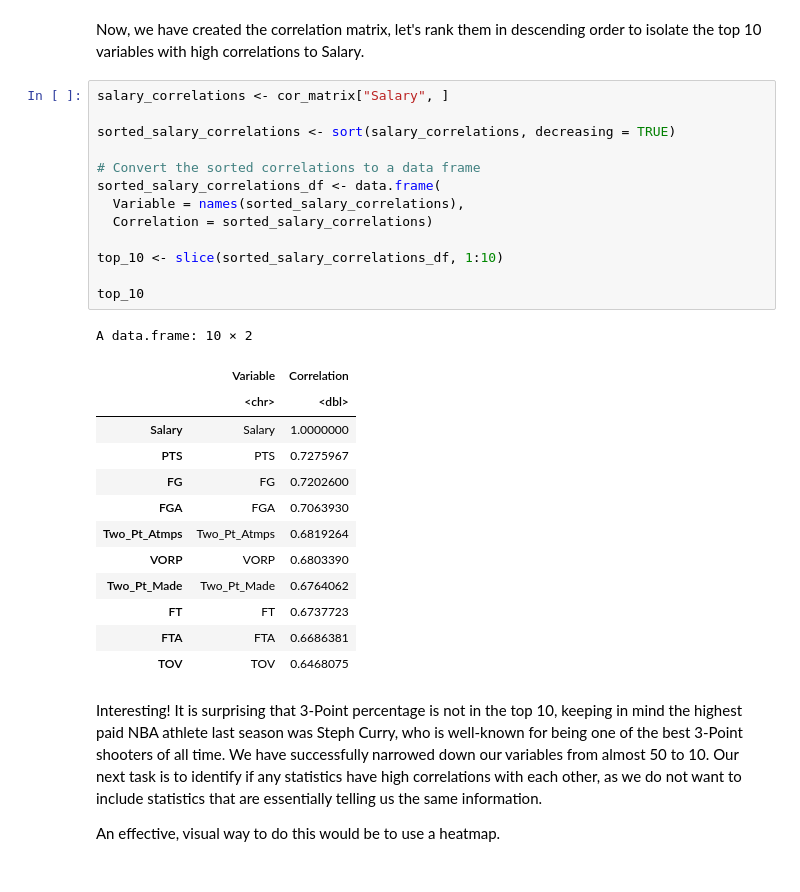
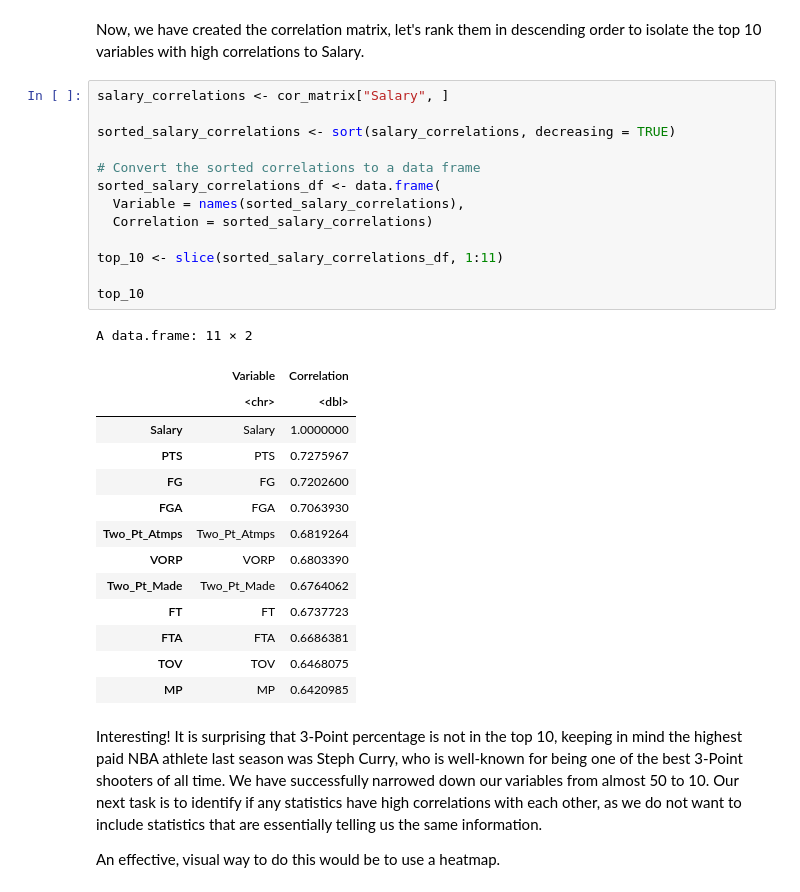
Before and after one commit to jhcrowley/DCSI-100-Group-33, a Jupyter notebook: DSCI_Final_Project_V1.ipynb, the cells around one changed output. Drawn from its saved outputs; the diff is of its cells as text.

```diff
--- a/DSCI_Final_Project_V1.ipynb
+++ b/DSCI_Final_Project_V1.ipynb
@@ -293,30 +314,31 @@ Now, we have created the correlation matrix, let's rank them in descending order
 # %%
 salary_correlations <- cor_matrix["Salary", ]
 
 sorted_salary_correlations <- sort(salary_correlations, decreasing = TRUE)
 
 # Convert the sorted correlations to a data frame
 sorted_salary_correlations_df <- data.frame(
   Variable = names(sorted_salary_correlations),
   Correlation = sorted_salary_correlations)
 
-top_10 <- slice(sorted_salary_correlations_df, 1:10)
+top_10 <- slice(sorted_salary_correlations_df, 1:11)
 
 top_10
 # %% [output]
-A data.frame: 10 × 2
+A data.frame: 11 × 2
 |  | Variable | Correlation |
 |  | <chr> | <dbl> |
 | Salary | Salary | 1.0000000 |
 | PTS | PTS | 0.7275967 |
 | FG | FG | 0.7202600 |
 | FGA | FGA | 0.7063930 |
 | Two_Pt_Atmps | Two_Pt_Atmps | 0.6819264 |
 | VORP | VORP | 0.6803390 |
 | Two_Pt_Made | Two_Pt_Made | 0.6764062 |
 | FT | FT | 0.6737723 |
 | FTA | FTA | 0.6686381 |
 | TOV | TOV | 0.6468075 |
+| MP | MP | 0.6420985 |
 # %% [markdown]
 Interesting! It is surprising that 3-Point percentage is not in the top 10, keeping in mind the highest paid NBA athlete last season was Steph Curry, who is well-known for being one of the best 3-Point shooters of all time.
 We have successfully narrowed down our variables from almost 50 to 10. Our next task is to identify if any statistics have high correlations with each other, as we do not want to include statistics that are essentially telling us the same information.
```
Also changed, not shown: parts of 3 cells of this notebook.
